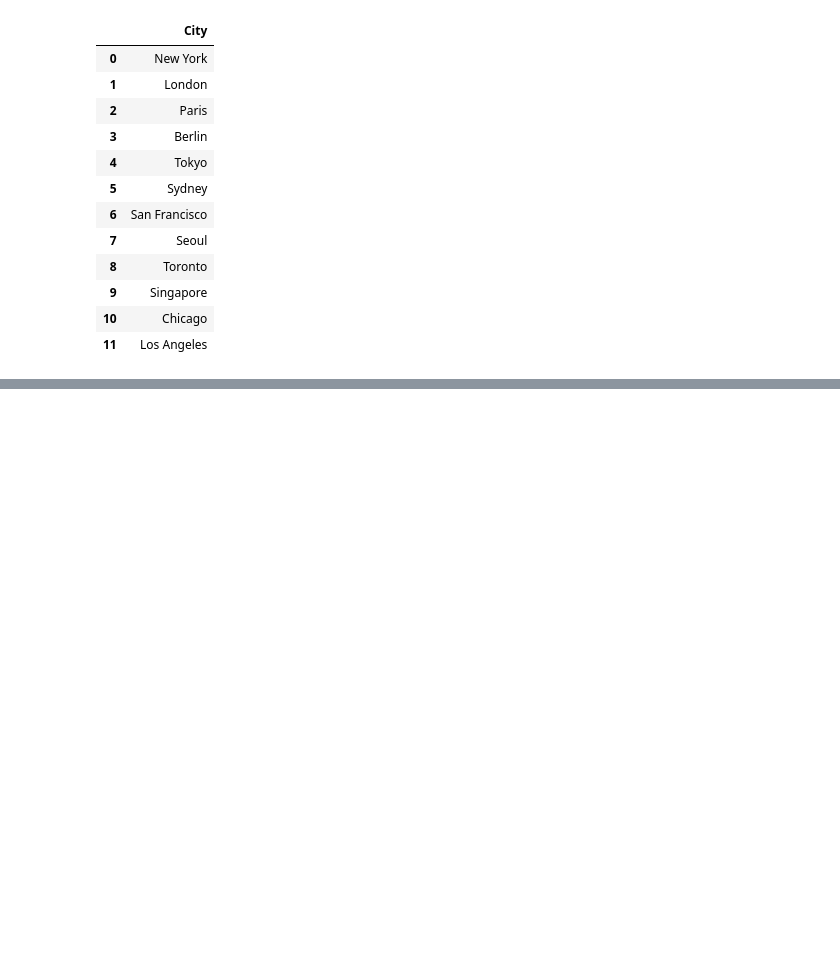
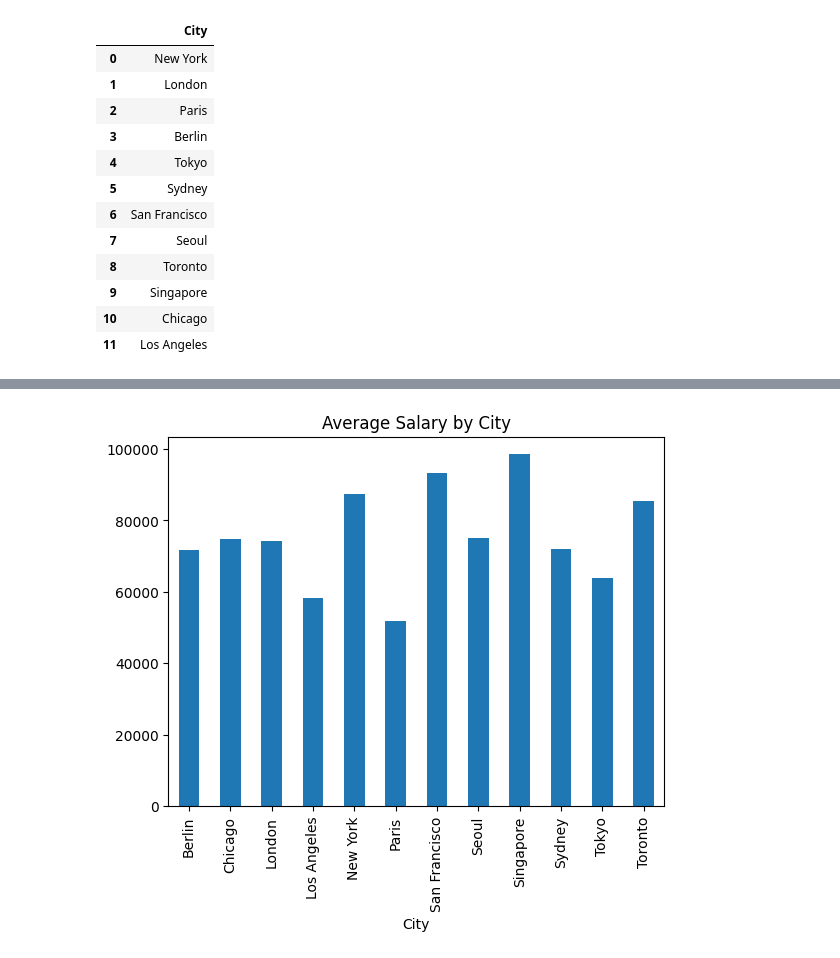
Before and after one commit to Jing-Gu/data-science-roadmap, a Jupyter notebook: pandas_data_manipulation.ipynb, the cells around one changed output, grey strips where cells are left out. Saved outputs shown, nothing was run; the diff lists cells and outputs as text; code cells hidden in the pictures; blank space fills up the shorter version.

```diff
--- a/pandas_data_manipulation.ipynb
+++ b/pandas_data_manipulation.ipynb
@@ -597,0 +971,6 @@ display(unique_cities)
+# %%
+avg_salary_by_city = df_csv.groupby("City")["Salary"].mean() # Group by City and calculate the mean Salary for each city
+avg_salary_by_city.plot(kind="bar", title="Average Salary by City") # plot(): Create a bar plot of the average
+plt.show()
+# %% [output]
+[figure, added]
```
Also changed, not shown: parts of 42 cells of this notebook, 6 other files.
